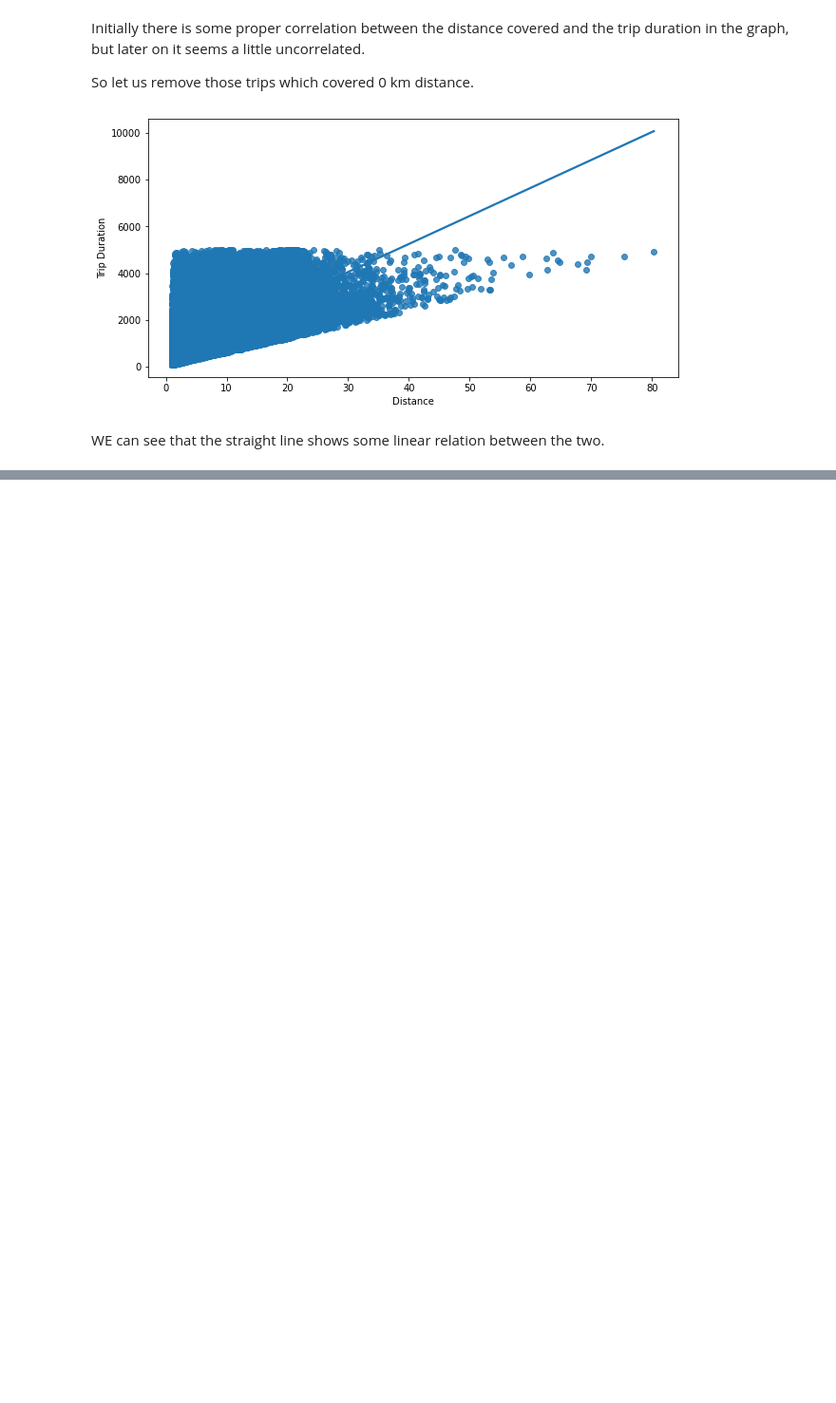
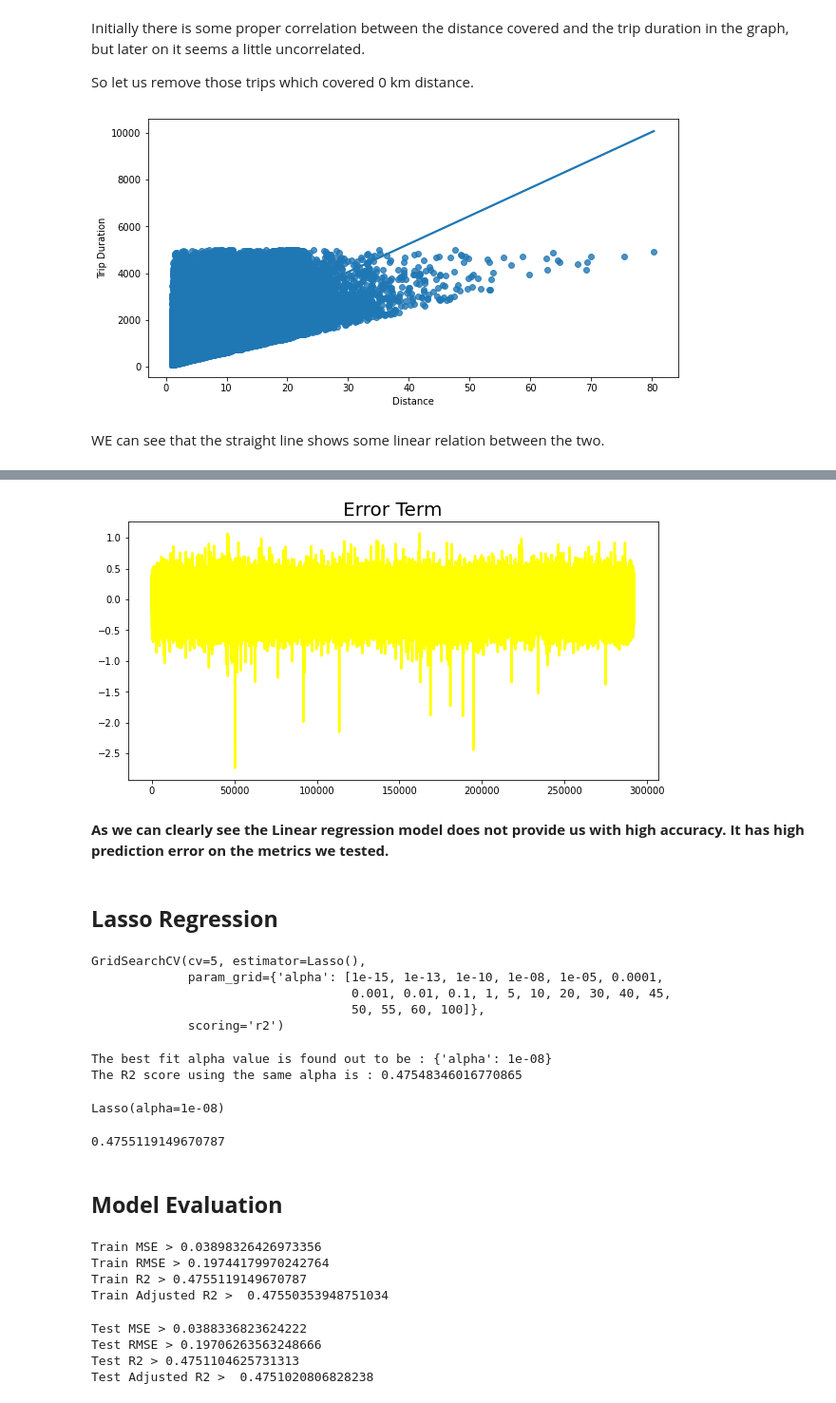
Before and after one commit to AbhijeetS1112/NYC-Taxi-Trip-Time-Prediction----ALMA, a Jupyter notebook: NYC_Taxi_Trip_Time_Prediction.ipynb, the cells around one changed output, grey strips where cells are left out. Shown at 95% size. Drawn from its saved outputs; the diff is of its cells as text; code cells hidden in the pictures; blank space fills up the shorter version.

```diff
--- a/NYC_Taxi_Trip_Time_Prediction.ipynb
+++ b/NYC_Taxi_Trip_Time_Prediction.ipynb
@@ -807,0 +1131,40 @@ WE can see that the straight line shows some linear relation between the two.
+# %%
+plt.figure(figsize= (10,5))
+c= [i for i in range(0, len(y_test))]
+plt.plot(c, y_test-y_pred_test, color='yellow', linewidth=2.5, linestyle='-')
+plt.title('Error Term', fontsize=20)
+plt.show()
+# %% [output]
+[figure, added]
+# %% [markdown]
+**As we can clearly see the Linear regression model does not provide us with high accuracy. It has high prediction error on the metrics we tested.**
+# %% [markdown]
+## **Lasso Regression**
+# %%
+from sklearn.linear_model import Lasso
+from sklearn.model_selection import GridSearchCV
+# Cross Validation
+lasso=Lasso()
+parameters={"alpha":[1e-15,1e-13,1e-10,1e-8,1e-5,1e-4,1e-3,1e-2,1e-1,1,5,10,20,30,40,45,50,55,60,100]}
+lasso_regressor=GridSearchCV(lasso,parameters,scoring="r2",cv=5)
+lasso_regressor.fit(x_train,y_train)
+# %% [output]
+GridSearchCV(cv=5, estimator=Lasso(),
+             param_grid={'alpha': [1e-15, 1e-13, 1e-10, 1e-08, 1e-05, 0.0001,
+                                   0.001, 0.01, 0.1, 1, 5, 10, 20, 30, 40, 45,
+                                   50, 55, 60, 100]},
+             scoring='r2')
+# %%
+print('The best fit alpha value is found out to be :', lasso_regressor.best_params_)
+print('The R2 score using the same alpha is :', lasso_regressor.best_score_)
+# %% [output]
+The best fit alpha value is found out to be : {'alpha': 1e-08}
+The R2 score using the same alpha is : 0.47548346016770865
+# %%
+lasso_regressor.best_estimator_
+# %% [output]
+Lasso(alpha=1e-08)
+# %%
+lasso_regressor.score(x_train,y_train)
+# %% [output]
+0.4755119149670787
@@ -807,0 +1174,38 @@ WE can see that the straight line shows some linear relation between the two.
+# %% [markdown]
+## **Model Evaluation**
+# %%
+lasso_train_mse  = mean_squared_error((y_train), (y_pred_lasso_train))
+print("Train MSE >" , lasso_train_mse)
+
+lasso_train_rmse = np.sqrt(lasso_train_mse)
+
+print("Train RMSE >" ,lasso_train_rmse)
+
+lasso_train_r2 = r2_score((y_train), (y_pred_lasso_train))
+print("Train R2 >" ,lasso_train_r2)
+
+lasso_train_r2_ = 1-(1-r2_score((y_train), (y_pred_lasso_train)))*((x_train.shape[0]-1)/(x_train.shape[0]-x_train.shape[1]-1))
+print("Train Adjusted R2 > ",lasso_train_r2_)
+# %% [output]
+Train MSE > 0.03898326426973356
+Train RMSE > 0.19744179970242764
+Train R2 > 0.4755119149670787
+Train Adjusted R2 >  0.47550353948751034
+# %%
+lasso_test_mse  = mean_squared_error((y_test), (y_pred_lasso_test))
+print("Test MSE >" , lasso_test_mse)
+
+lasso_test_rmse = np.sqrt(lasso_test_mse)
+
+print("Test RMSE >" ,lasso_test_rmse)
+
+lasso_test_r2 = r2_score((y_test), (y_pred_lasso_test))
+print("Test R2 >" ,lasso_test_r2)
+
+lasso_test_r2_ = 1-(1-r2_score((y_test), (y_pred_lasso_test)))*((x_train.shape[0]-1)/(x_train.shape[0]-x_train.shape[1]-1))
+print("Test Adjusted R2 > ",lasso_test_r2_)
+# %% [output]
+Test MSE > 0.0388336823624222
+Test RMSE > 0.19706263563248666
+Test R2 > 0.4751104625731313
+Test Adjusted R2 >  0.4751020806828238
```
Also changed, not shown: parts of 46 cells of this notebook.
